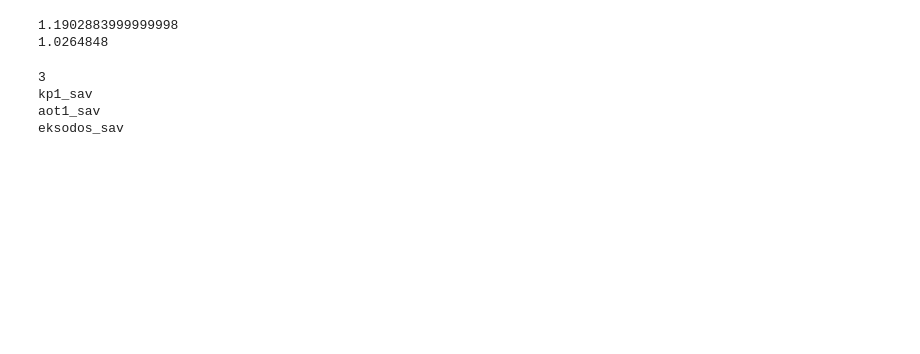
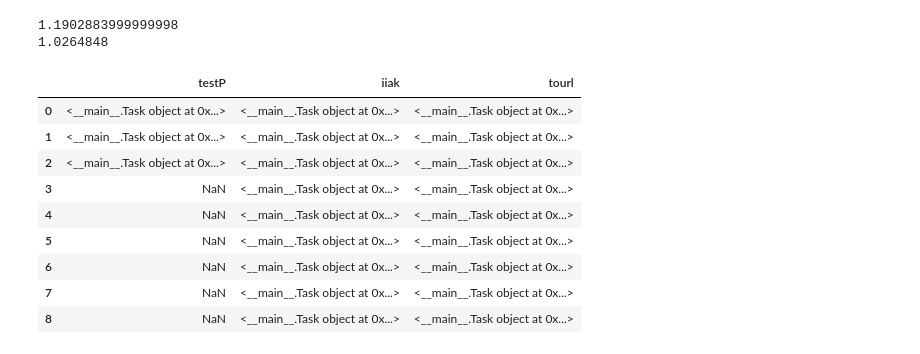
Before and after one commit to DimitrisMitroulis/TaskDistribution, a Jupyter notebook: Untitled0.ipynb, the cells around one changed output. Drawn from its saved outputs; the diff is of its cells as text; code cells hidden in the pictures; blank space fills up the shorter version.

Commit message:
testing phase; task geeneration complete

```diff
--- a/Untitled0.ipynb
+++ b/Untitled0.ipynb
@@ -572,6 +540,8 @@ for i,column in enumerate(people.columns[1:]):
 #### CALCULATE ALL ALLOWABLE TASKS FOR A PERSON FOR NEXT DAY BASED ON PREVIOUS DAYS' TASKS
 
 def get_available_tasks(person,month):
+  # TODO: implement bann list
+  bann_list = []
 
   has_gun = person.has_gun
   curr_day = month.curr_date-1
@@ -580,13 +550,14 @@ def get_available_tasks(person,month):
   curr_day_type = month.days_list[curr_day]
   avail_tasks = [create_task(task)[curr_day_type] for task in month.day[curr_day].avail_tasks]
 
+
   #previous day
   prev_day_type = month.days_list[curr_day-1]
 
 
   if not person.has_gun:
     for i,task in enumerate(avail_tasks):
-      if task.enoploi:
+      if task.enopli:
         avail_tasks.remove(task)
 
   if curr_day == 0:
@@ -596,22 +567,45 @@ def get_available_tasks(person,month):
 
   checked_tasks = []
   for i in range(len(avail_tasks)):
-    if is_transition_allowed(last_task,avail_tasks[i]):
+    if is_transition_allowed(last_task,avail_tasks[i],bann_list):
       checked_tasks.append(avail_tasks[i])
 
-  return checked_tasks,avail_tasks
+  return checked_tasks
-# %%
-dec.curr_date = 2
-testp = Person("testP",True,0.0,0,tasks=[])
-testp.tasks = [kp1]
-
-
-tlist = get_available_tasks(testp,dec)[0]
-print(len(tlist))
-for task in tlist:
-  print(task.name)
-# %% [output]
-3
-kp1_sav
-aot1_sav
-eksodos_sav
+# %%
+## test "get available tasks()"
+dec.curr_date = 2
+testp = Person("testP",True,0.0,0,tasks=[])
+testp.tasks = [kp1]
+
+testp1 = Person("iiak",True,0.0,0,tasks=[])
+testp1.tasks = [th2]
+
+testp2 = Person("tourl",True,0.0,0,tasks=[])
+testp2.tasks = [tourli1]
+
+
+p_list = [testp,testp1,testp2]
+t_list = pd.DataFrame()
+
+# initialize empty array with max amount of tasks that day
+curr_day = dec.curr_date-1
+
+num_tasks = len(dec.day[curr_day].avail_tasks)
+t_list[p_list[0].name] = [np.nan] * num_tasks
+
+
+for person in p_list:
+  t_list[person.name] = pd.Series((get_available_tasks(person,dec)))
+# %%
+t_list
+# %% [output]
+|  | testP | iiak | tourl |
+| 0 | <__main__.Task object at 0x...> | <__main__.Task object at 0x...> | <__main__.Task object at 0x...> |
+| 1 | <__main__.Task object at 0x...> | <__main__.Task object at 0x...> | <__main__.Task object at 0x...> |
+| 2 | <__main__.Task object at 0x...> | <__main__.Task object at 0x...> | <__main__.Task object at 0x...> |
+| 3 | NaN | <__main__.Task object at 0x...> | <__main__.Task object at 0x...> |
+| 4 | NaN | <__main__.Task object at 0x...> | <__main__.Task object at 0x...> |
+| 5 | NaN | <__main__.Task object at 0x...> | <__main__.Task object at 0x...> |
+| 6 | NaN | <__main__.Task object at 0x...> | <__main__.Task object at 0x...> |
+| 7 | NaN | <__main__.Task object at 0x...> | <__main__.Task object at 0x...> |
+| 8 | NaN | <__main__.Task object at 0x...> | <__main__.Task object at 0x...> |
```
Also changed, not shown: parts of 4 cells of this notebook.
